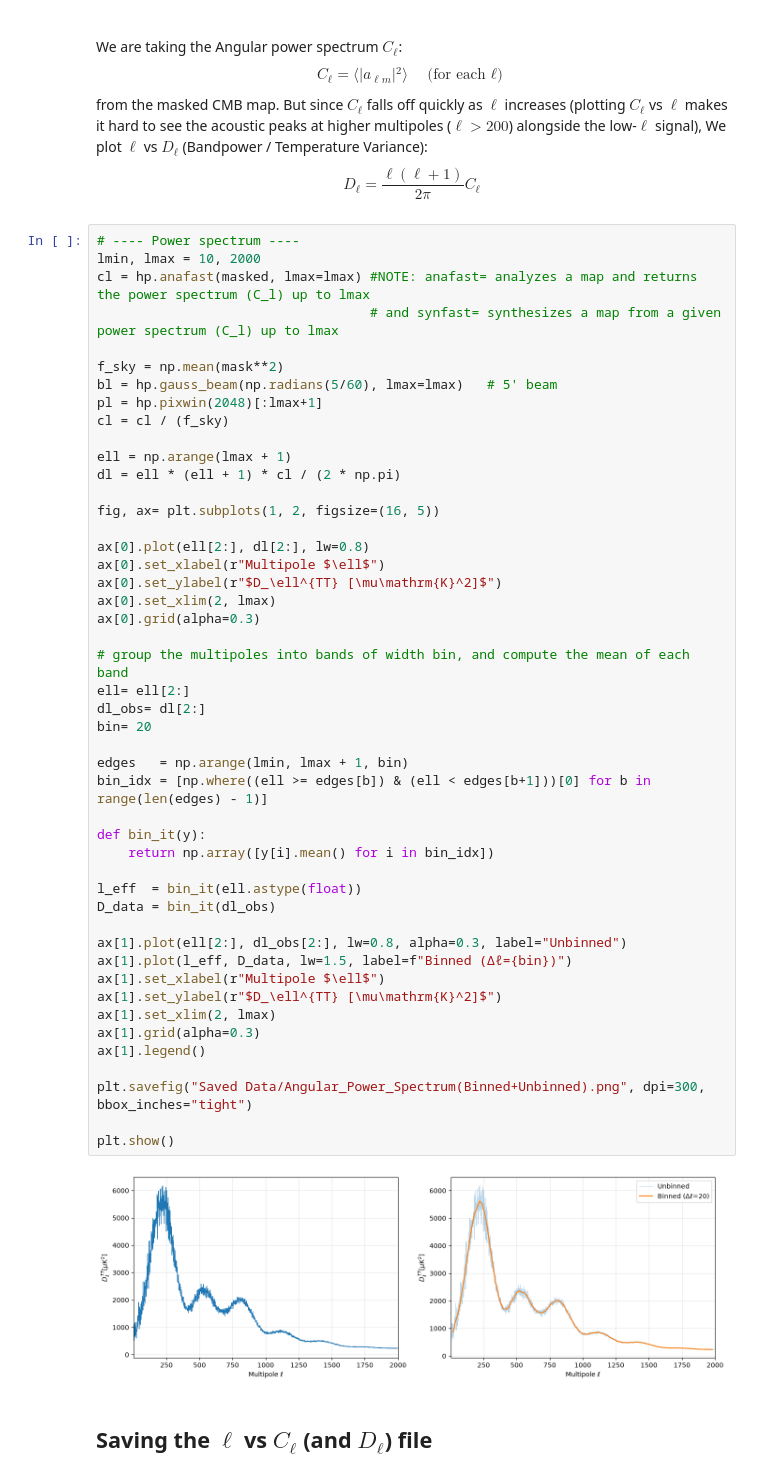
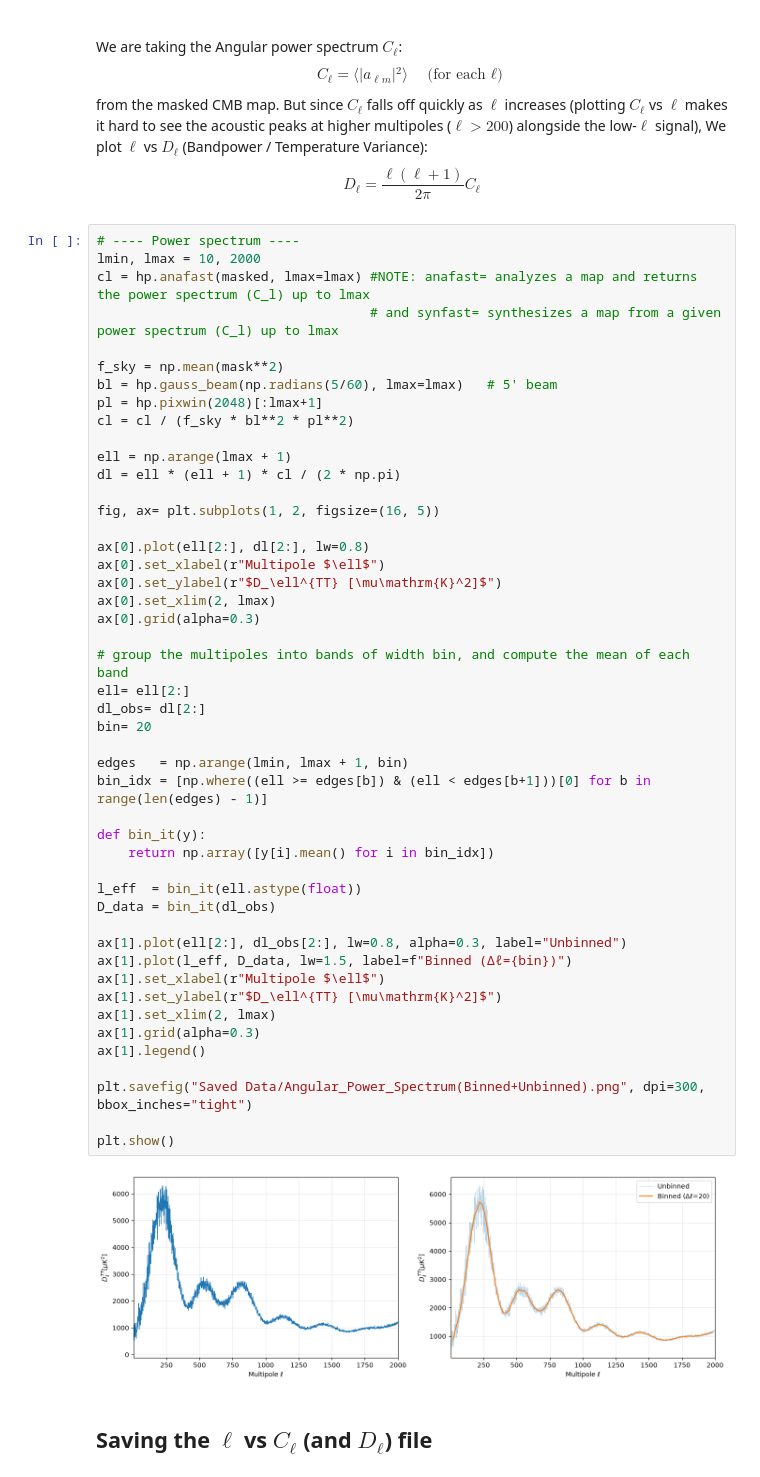
Before and after one commit to yugantchelak/Hubble-Tension, a Jupyter notebook: CMB/CMB_Planck.ipynb, the cells around one changed output. Saved outputs shown, nothing was run; the diff lists cells and outputs as text.

```diff
--- a/CMB/CMB_Planck.ipynb
+++ b/CMB/CMB_Planck.ipynb
@@ -54,7 +54,7 @@ cl = hp.anafast(masked, lmax=lmax) #NOTE: anafast= analyzes a map and returns th
 f_sky = np.mean(mask**2)
 bl = hp.gauss_beam(np.radians(5/60), lmax=lmax)   # 5' beam
 pl = hp.pixwin(2048)[:lmax+1]
-cl = cl / (f_sky)
+cl = cl / (f_sky * bl**2 * pl**2)
 
 ell = np.arange(lmax + 1)
 dl = ell * (ell + 1) * cl / (2 * np.pi)
@@ -66,34 +66,34 @@ ax[0].set_xlabel(r"Multipole $\ell$")
 ax[0].set_ylabel(r"$D_\ell^{TT} [\mu\mathrm{K}^2]$")
 ax[0].set_xlim(2, lmax)
 ax[0].grid(alpha=0.3)
 
 # group the multipoles into bands of width bin, and compute the mean of each band
 ell= ell[2:]
 dl_obs= dl[2:]
 bin= 20
 
 edges   = np.arange(lmin, lmax + 1, bin)
 bin_idx = [np.where((ell >= edges[b]) & (ell < edges[b+1]))[0] for b in range(len(edges) - 1)]
 
 def bin_it(y):
     return np.array([y[i].mean() for i in bin_idx])
 
 l_eff  = bin_it(ell.astype(float))
 D_data = bin_it(dl_obs)
 
 ax[1].plot(ell[2:], dl_obs[2:], lw=0.8, alpha=0.3, label="Unbinned")
 ax[1].plot(l_eff, D_data, lw=1.5, label=f"Binned (Δℓ={bin})")
 ax[1].set_xlabel(r"Multipole $\ell$")
 ax[1].set_ylabel(r"$D_\ell^{TT} [\mu\mathrm{K}^2]$")
 ax[1].set_xlim(2, lmax)
 ax[1].grid(alpha=0.3)
 ax[1].legend()
 
 plt.savefig("Saved Data/Angular_Power_Spectrum(Binned+Unbinned).png", dpi=300, bbox_inches="tight")
 
 plt.show()
 # %% [output]
-[figure, old version]
+[figure, new version]
 # %% [markdown]
 ## Saving the $\ell$ vs $C_\ell$ (and $D_\ell$) file
 # %%
```
Also changed, not shown: parts of 3 cells of this notebook, 21 other files.
